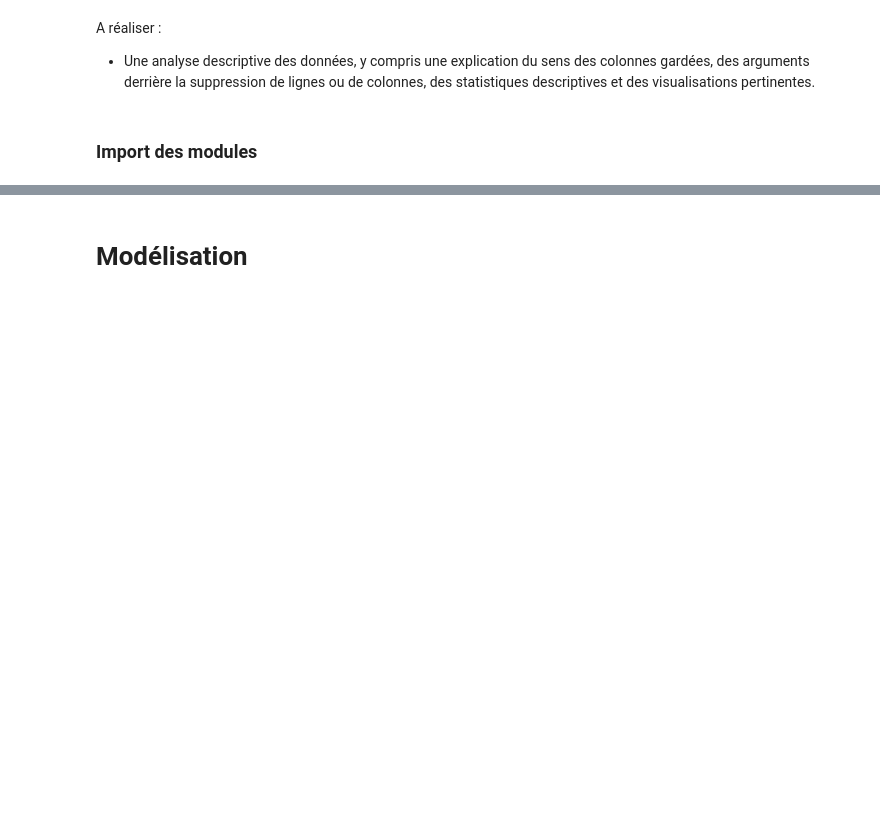
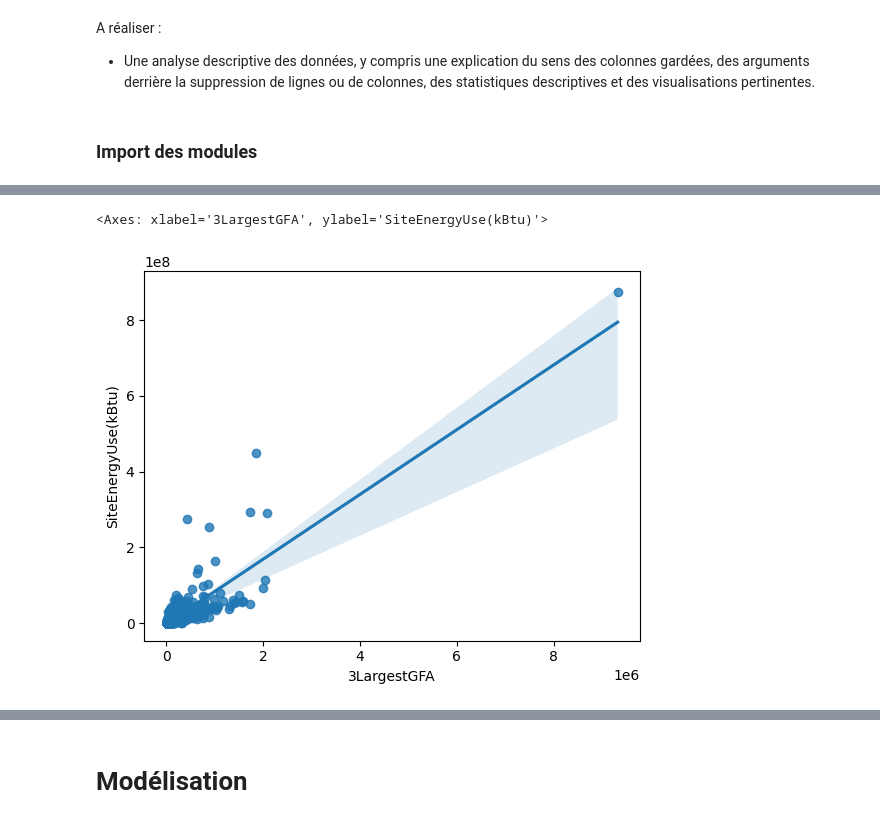
Before and after one commit to day811/OCDE-P6, a Jupyter notebook: template_modelistation_supervisee.ipynb, the cells around one changed output, grey strips where cells are left out. Drawn from its saved outputs; the diff is of its cells as text; code cells hidden in the pictures; blank space fills up the shorter version.

Commit message:
First version

```diff
--- a/template_modelistation_supervisee.ipynb
+++ b/template_modelistation_supervisee.ipynb
@@ -235,0 +191,8 @@ memory usage: 352.8+ KB
+# %%
+mask = bc_with_target['LargestPropertyUseType'].isna() & bc_with_target['PrimaryPropertyType'].str.contains('Multifamily')
+bc_with_target.loc[mask,'LargestPropertyUseType']= "Multifamily Housing"
+mask = bc_with_target['LargestPropertyUseType'].isna()
+bc_with_target[mask][['ListOfAllPropertyUseTypes','BuildingType','PrimaryPropertyType','LargestPropertyUseType']]
+bc_with_target.loc[mask,'LargestPropertyUseType']= bc_with_target.loc[mask,'PrimaryPropertyType']
+mask = bc_with_target['ListOfAllPropertyUseTypes'].isna()
+bc_with_target.loc[mask,'ListOfAllPropertyUseTypes']= bc_with_target.loc[mask,'LargestPropertyUseType']
@@ -235,0 +201,5 @@ memory usage: 352.8+ KB
+# %%
+exclude_first_use = ["Multifamily Housing", "Single Family Home","Residence Hall/Dormitory","Other - Lodging/Residential"]
+mask = bc_with_target["LargestPropertyUseType"].isin( exclude_first_use)
+bc_only_non_residential = bc_with_target[~mask].copy()
+print(f"Après filtrage des types de propriétés : {len(bc_with_target)} → {len(bc_only_non_residential)} bâtiments")
@@ -235,0 +248,5 @@ memory usage: 352.8+ KB
+# %%
+mask = (bc_only_non_residential['PrimaryPropertyType'].str.contains('Other')) &  (~ bc_only_non_residential['LargestPropertyUseType'].str.contains('Other'))
+bc_only_non_residential[mask][['PrimaryPropertyType', 'LargestPropertyUseType']]
+bc_only_non_residential['CorrectUseType'] = bc_only_non_residential['PrimaryPropertyType']
+bc_only_non_residential.loc[mask,'CorrectUseType'] = bc_only_non_residential.loc[mask,'LargestPropertyUseType']
@@ -235,0 +293,8 @@ memory usage: 352.8+ KB
+# %%
+# 'YearBuilt', 'NumberofFloors', 'NumberofBuildings'
+bc_only_non_residential[phy_cols].fillna(0)
+bc_only_non_residential['3LargestGFA']= bc_only_non_residential[['LargestPropertyUseTypeGFA', 'SecondLargestPropertyUseTypeGFA', 'ThirdLargestPropertyUseTypeGFA']].sum(axis=1)
+mask = bc_only_non_residential['3LargestGFA']==0
+bc_only_non_residential.loc[mask, '3LargestGFA']= bc_only_non_residential.loc[mask, 'PropertyGFATotal']
+corr_values = ['SiteEnergyUse(kBtu)', 'PropertyGFATotal', 'PropertyGFABuilding(s)','PropertyGFAParking', 'LargestPropertyUseTypeGFA','3LargestGFA']
+bc_only_non_residential[corr_values].corr()
@@ -235,0 +321,6 @@ memory usage: 352.8+ KB
+# %%
+# Choix de 3LargestGFA comme predicteur surface
+sns.regplot(bc_only_non_residential, x='3LargestGFA', y= 'SiteEnergyUse(kBtu)')
+# %% [output]
+<Axes: xlabel='3LargestGFA', ylabel='SiteEnergyUse(kBtu)'>
+[figure, added]
```
Also changed, not shown: parts of 100 cells of this notebook, 2 other files.
